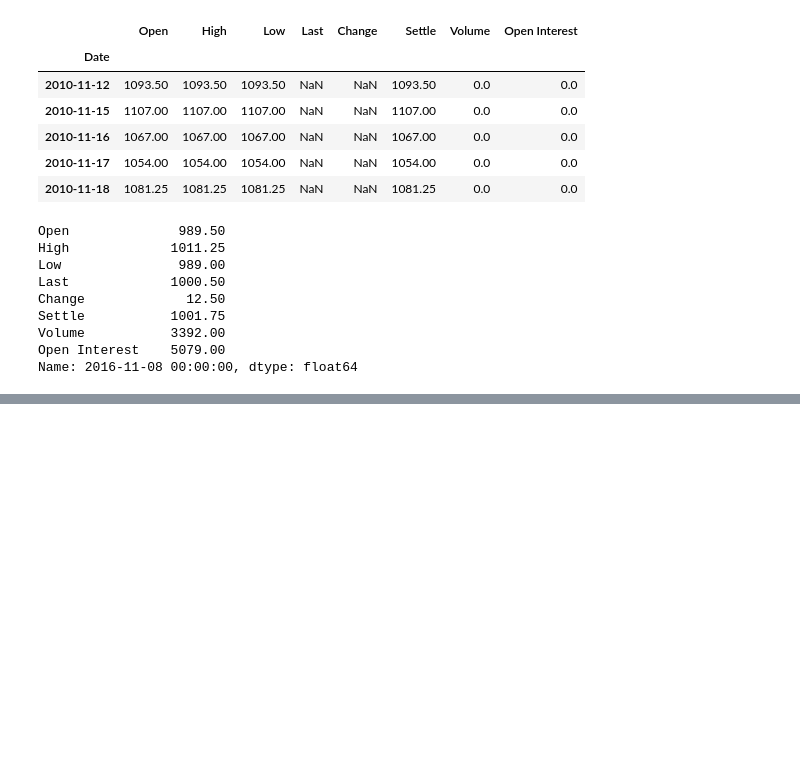
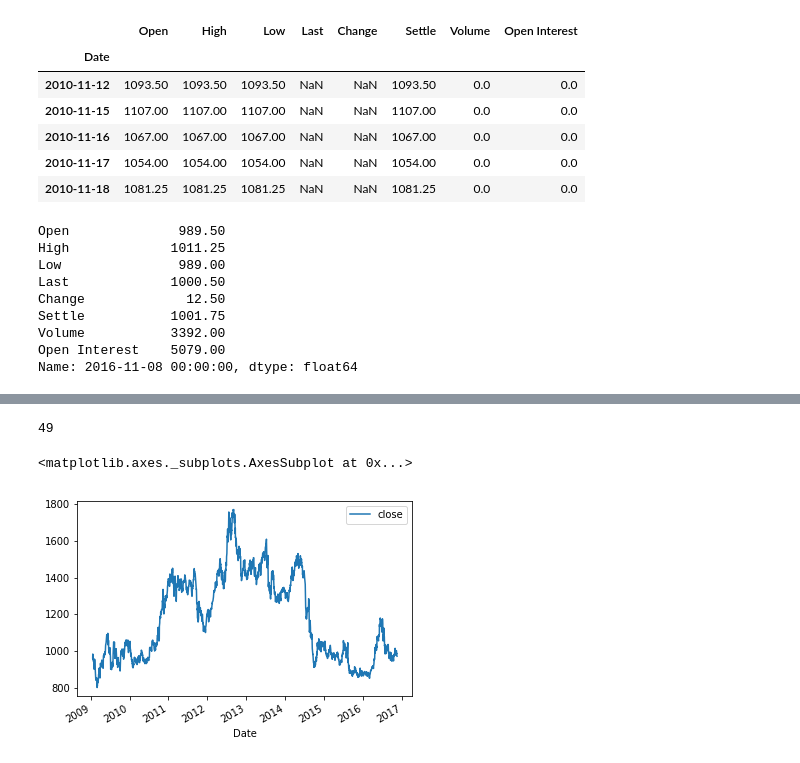
Before and after one commit to franko003/Commodity_TS_Analysis, a Jupyter notebook: notebooks/data_collection_&_cleaning.ipynb, the cells around one changed output, grey strips where cells are left out. Drawn from its saved outputs; the diff is of its cells as text; code cells hidden in the pictures; blank space fills up the shorter version.

```diff
--- a/notebooks/data_collection_&_cleaning.ipynb
+++ b/notebooks/data_collection_&_cleaning.ipynb
@@ -432,0 +298,29 @@ def get_quandl_df(product, product_map, start_year, end_year, api_key):
+# %%
+def get_quandl_df(product, product_map, start_year, end_year, api_key):
+    df_list = []
+
+    exch = product_map[product][3]
+    contracts = product_map[product][4]
+
+    # Iterate through all years
+    for year in range(start_year, end_year + 1):
+        # Over all contract months
+        for month in contracts:
+            df = quandl.get('{}/{}{}{}'.format(exch, product, month, year), authtoken=api_key)
+            df = clean_df(df)
+            df_list.append(df)
+
+    return df_list
+# %%
+def combine_dfs(df_list):
+    if len(df_list) == 1:
+        return df_list[0]
+
+    final_df = df_list[0]
+
+    for i in range(1, len(df_list)):
+        final_df = concat_contracts(final_df, df_list[i])
+
+    return final_df
+# %%
+bean_list = get_quandl_df(product, product_map, start_year, end_year, api_key='Hv95pPh1xQWzt5DFhxS7')
@@ -432,0 +337,11 @@ def get_quandl_df(product, product_map, start_year, end_year, api_key):
+# %%
+len(bean_list)
+# %% [output]
+49
+# %%
+final_df = combine_dfs(bean_list)
+# %%
+final_df.plot()
+# %% [output]
+<matplotlib.axes._subplots.AxesSubplot at 0x...>
+[figure, added]
```
Also changed, not shown: parts of 67 cells of this notebook, 9 other files.
